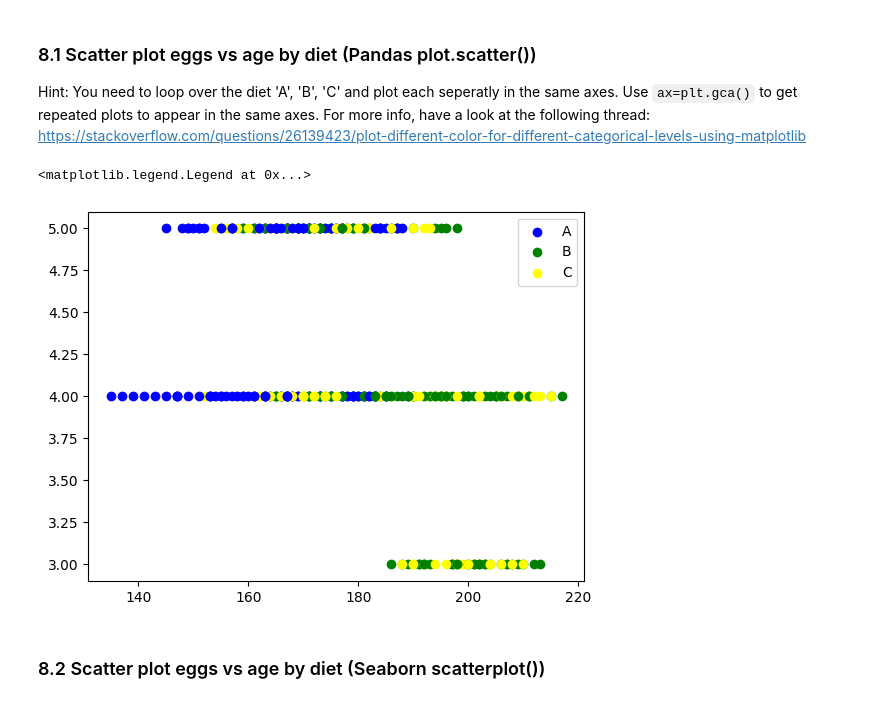
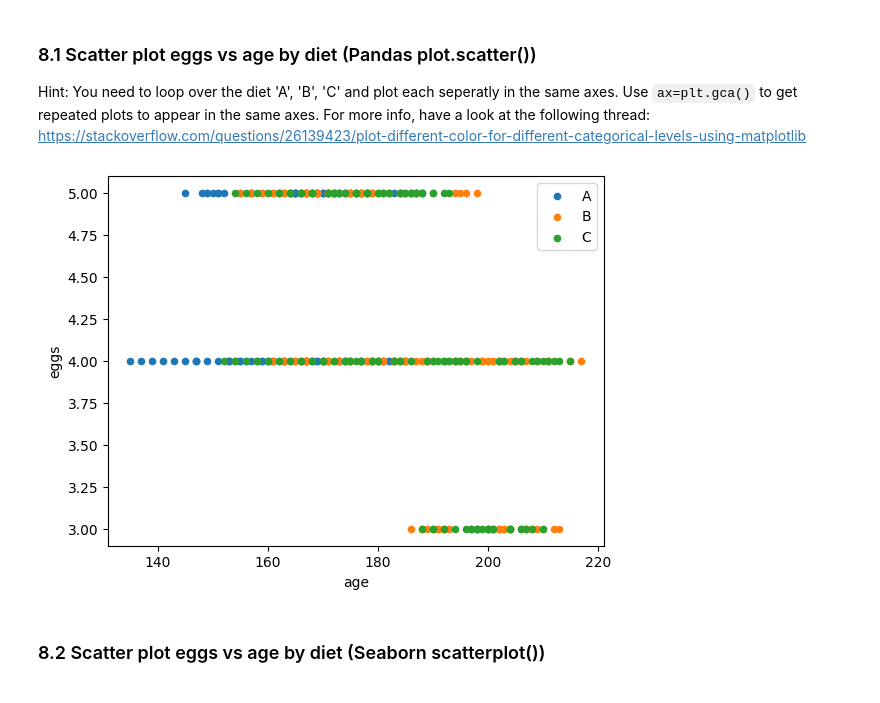
Before and after one commit to SMRain10/ml-lab0, a Jupyter notebook: lab0_chicken.ipynb, the cells around one changed output. Saved outputs shown, nothing was run; the diff lists cells and outputs as text; code cells hidden in the pictures.

Commit message:
edited scatter plot 8.1 code

```diff
--- a/lab0_chicken.ipynb
+++ b/lab0_chicken.ipynb
@@ -135,19 +135,24 @@ https://stackoverflow.com/questions/26139423/plot-different-color-for-different-
 # %%
 # Your solution goes here
 
-for row in df_chicken.itertuples():
-    if row.diet == 'A':
-        plt.scatter(row.age,row.eggs, c='blue', label='A')
-    elif row.diet == 'B':
-        plt.scatter(row.age,row.eggs, c='green', label='B')
-    else:
-        plt.scatter(row.age,row.eggs, c='yellow', label='C')
-handles, labels = plt.gca().get_legend_handles_labels()
-by_label = dict(zip(labels,handles))
-plt.legend(by_label.values(), by_label.keys())
+colors = {'A': 'tab:blue', 'B': 'tab:orange', 'C': 'tab:green'}
+ax = plt.gca()
+for key, group in df_chicken.groupby(by='diet'):
+    group.plot.scatter('age', 'eggs', c=colors[key], label=key, ax=ax);
+
+# Less efficient way to plot, but produces the same output.
+# for row in df_chicken.itertuples():
+#     if row.diet == 'A':
+#         plt.scatter(row.age,row.eggs, c='blue', label='A')
+#     elif row.diet == 'B':
+#         plt.scatter(row.age,row.eggs, c='green', label='B')
+#     else:
+#         plt.scatter(row.age,row.eggs, c='yellow', label='C')
+# handles, labels = plt.gca().get_legend_handles_labels()
+# by_label = dict(zip(labels,handles))
+# plt.legend(by_label.values(), by_label.keys())
 # %% [output]
-<matplotlib.legend.Legend at 0x...>
-[figure, old version]
+[figure, new version]
 # %% [markdown]
 ### 8.2 Scatter plot eggs vs age by diet (Seaborn scatterplot())
 # %%
```
